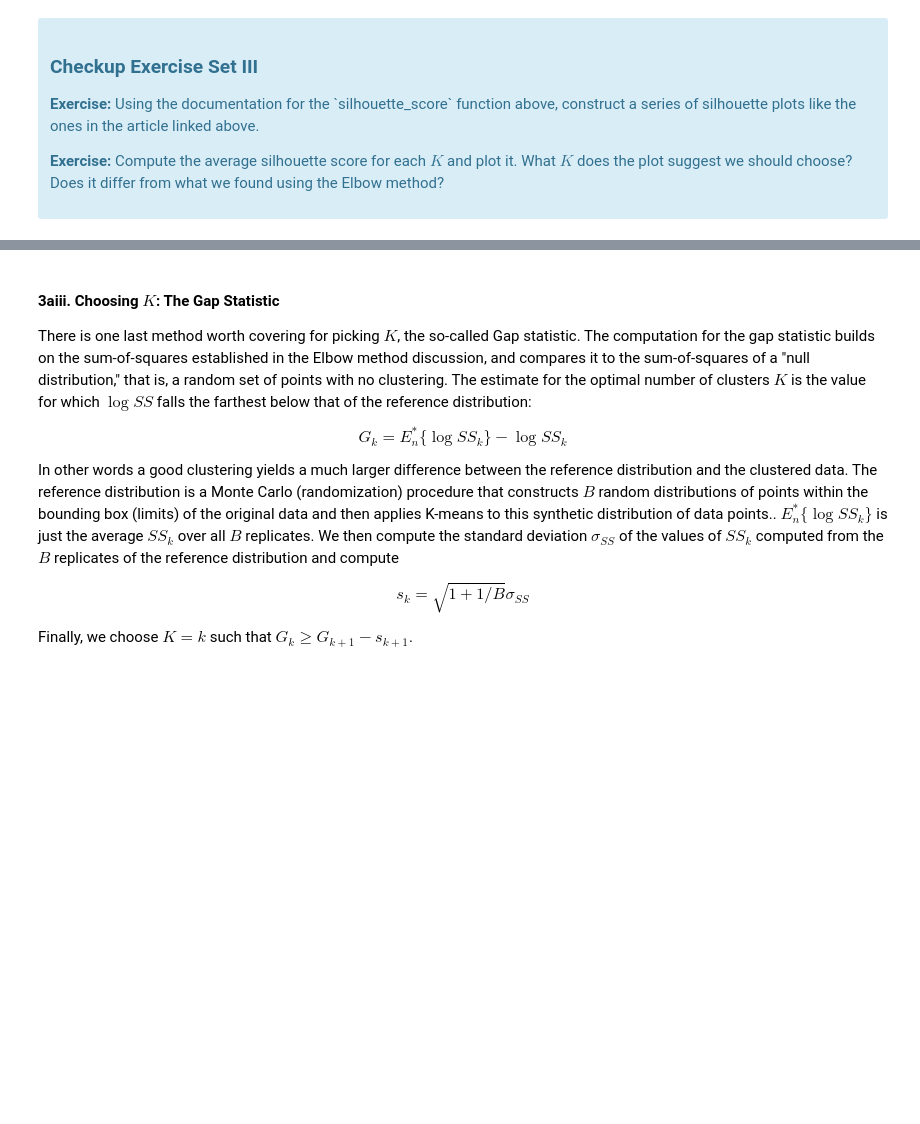
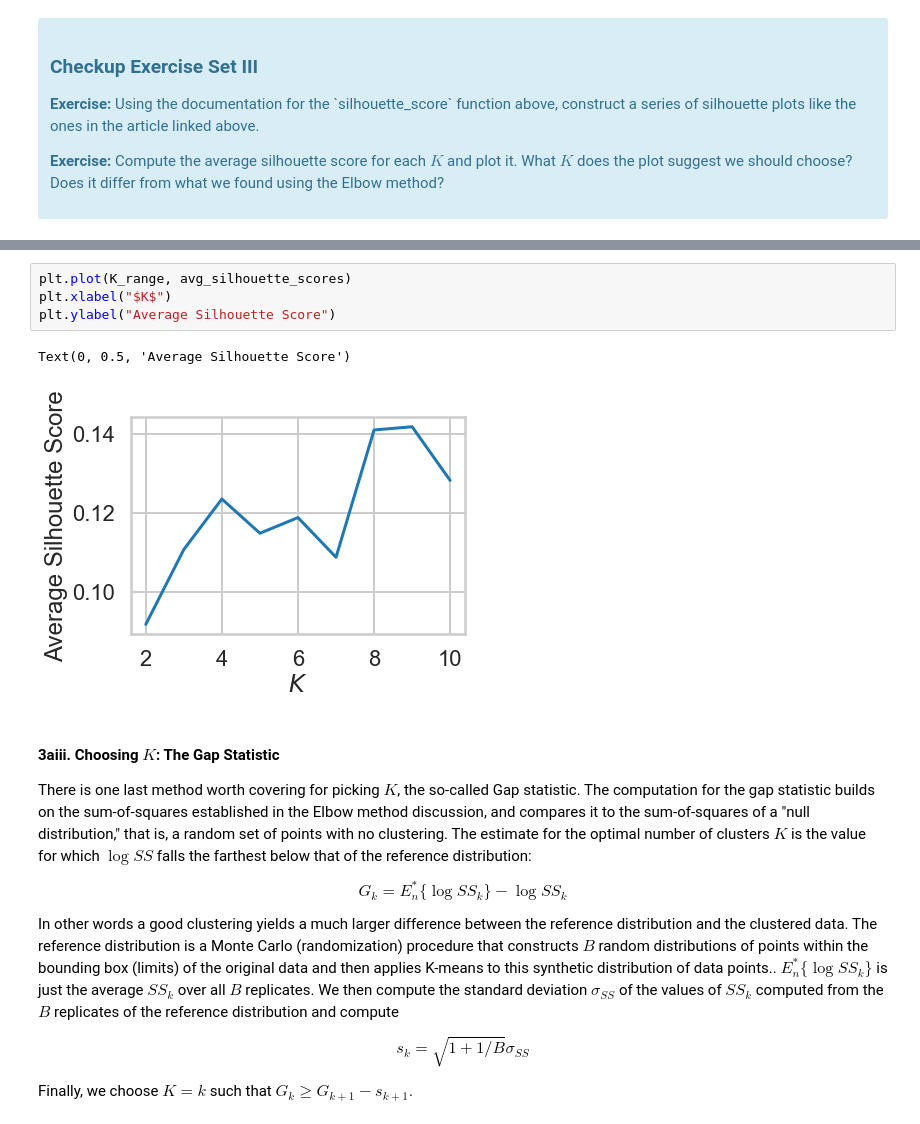
Before and after one commit to kmantha95/Springboard-Data-Science-Course, a Jupyter notebook: Principle Component Analysis and KMeans Clustering Project/Clustering Case Study - Customer Segmentation with K-Means - Tier 3.ipynb, the cells around one changed output, grey strips where cells are left out. Saved outputs shown, nothing was run; the diff lists cells and outputs as text; blank space fills up the shorter version.

```diff
--- a/Principle Component Analysis and KMeans Clustering Project/Clustering Case Study - Customer Segmentation with K-Means - Tier 3.ipynb
+++ b/Principle Component Analysis and KMeans Clustering Project/Clustering Case Study - Customer Segmentation with K-Means - Tier 3.ipynb
@@ -218,3 +283,10 @@ Source: http://www.stat.berkeley.edu/~spector/s133/Clus.html
+# %%
+plt.plot(K_range, avg_silhouette_scores)
+plt.xlabel("$K$")
+plt.ylabel("Average Silhouette Score")
+# %% [output]
+Text(0, 0.5, 'Average Silhouette Score')
+[figure, added]
 # %% [markdown]
 #### 3aiii.  Choosing $K$: The Gap Statistic
 
```
Also changed, not shown: parts of 8 cells of this notebook.
